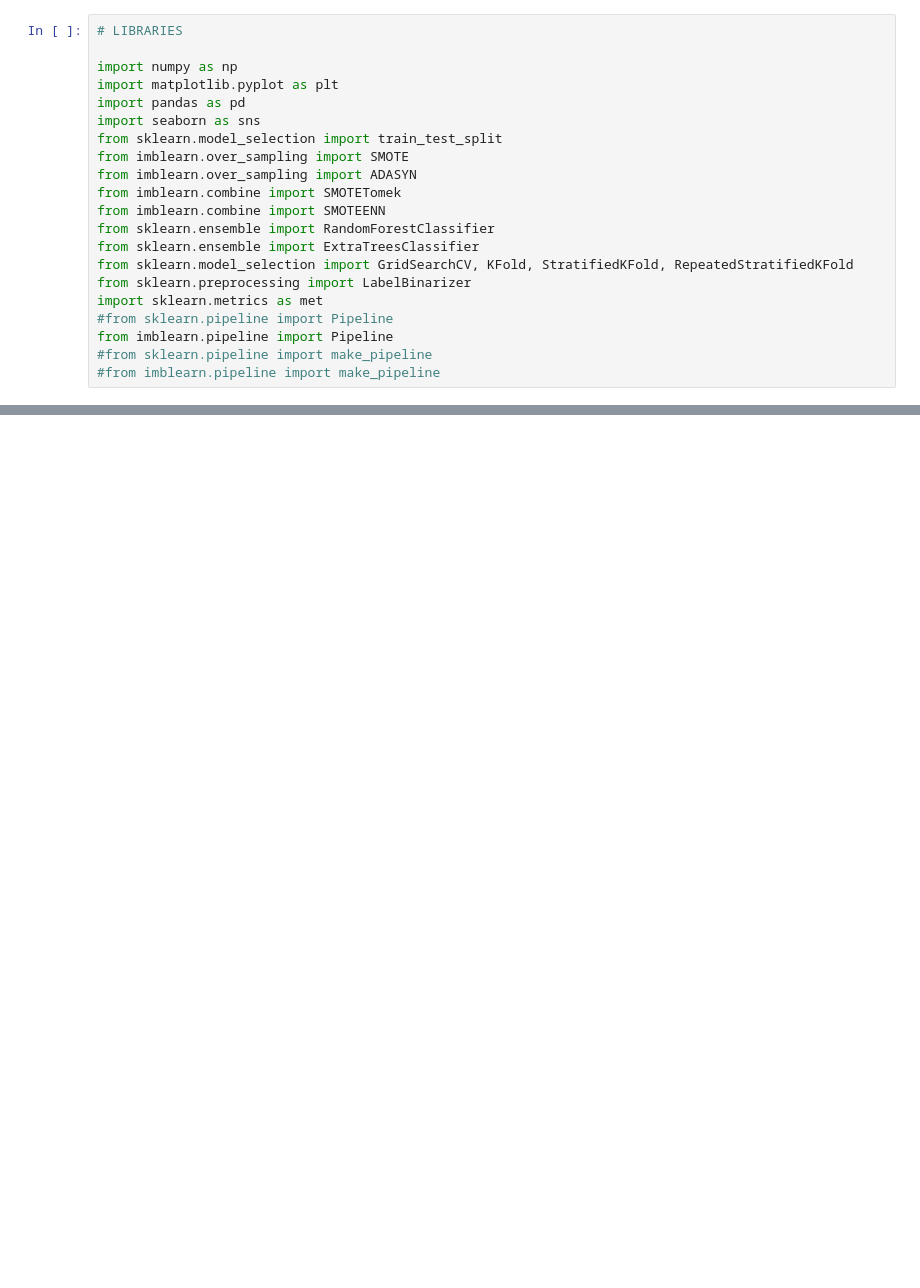
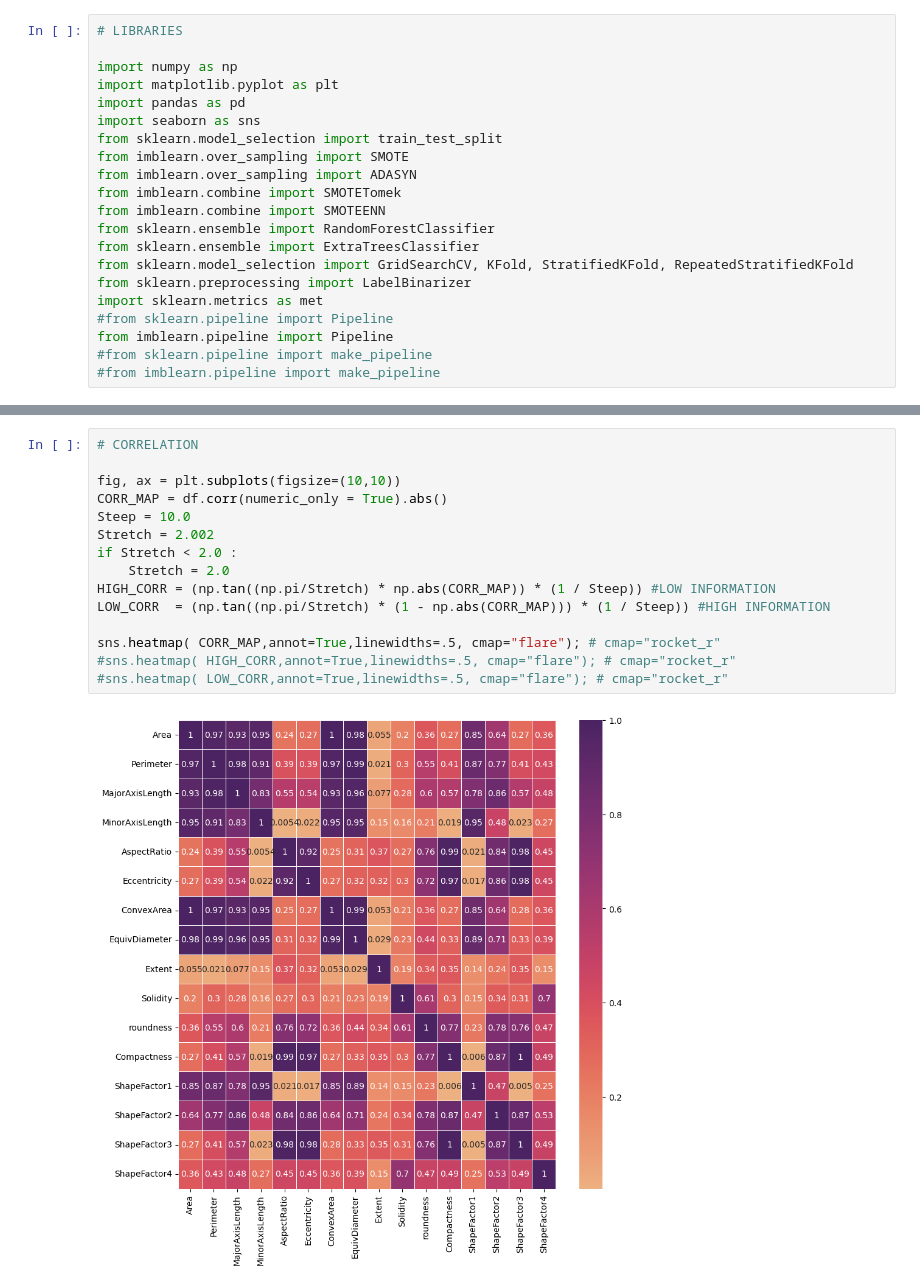
Before and after one commit to samuponz/drybeans, a Jupyter notebook: DM.ipynb, the cells around one changed output, grey strips where cells are left out. Drawn from its saved outputs; the diff is of its cells as text; blank space fills up the shorter version.

```diff
--- a/DM.ipynb
+++ b/DM.ipynb
@@ -317,0 +69,17 @@ plt.show()
+# %%
+# CORRELATION
+
+fig, ax = plt.subplots(figsize=(10,10))
+CORR_MAP = df.corr(numeric_only = True).abs()
+Steep = 10.0
+Stretch = 2.002
+if Stretch < 2.0 :
+    Stretch = 2.0
+HIGH_CORR = (np.tan((np.pi/Stretch) * np.abs(CORR_MAP)) * (1 / Steep)) #LOW INFORMATION
+LOW_CORR  = (np.tan((np.pi/Stretch) * (1 - np.abs(CORR_MAP))) * (1 / Steep)) #HIGH INFORMATION
+
+sns.heatmap( CORR_MAP,annot=True,linewidths=.5, cmap="flare"); # cmap="rocket_r"
+#sns.heatmap( HIGH_CORR,annot=True,linewidths=.5, cmap="flare"); # cmap="rocket_r"
+#sns.heatmap( LOW_CORR,annot=True,linewidths=.5, cmap="flare"); # cmap="rocket_r"
+# %% [output]
+[figure, added]
```
Also changed, not shown: parts of 34 cells of this notebook.
